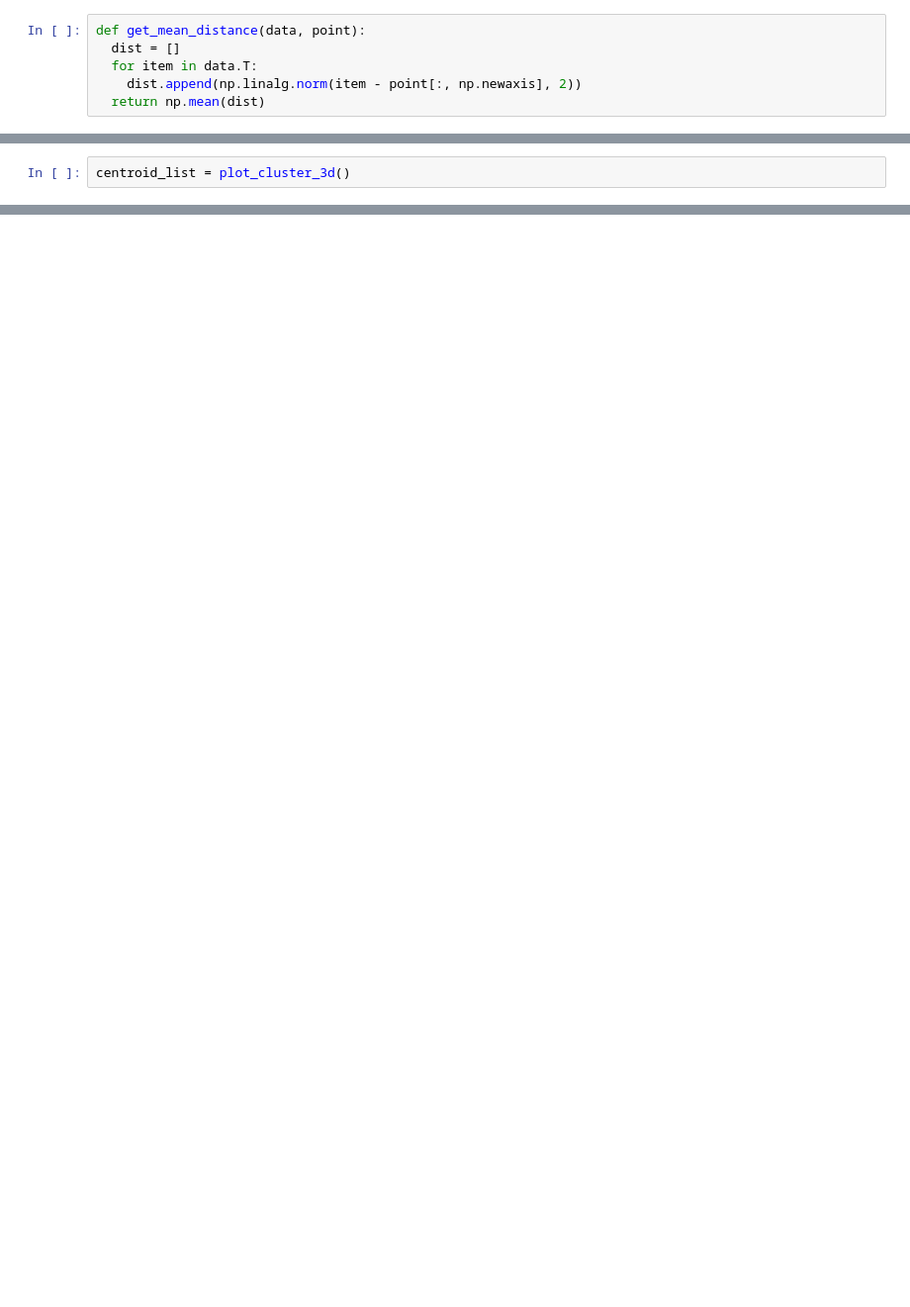
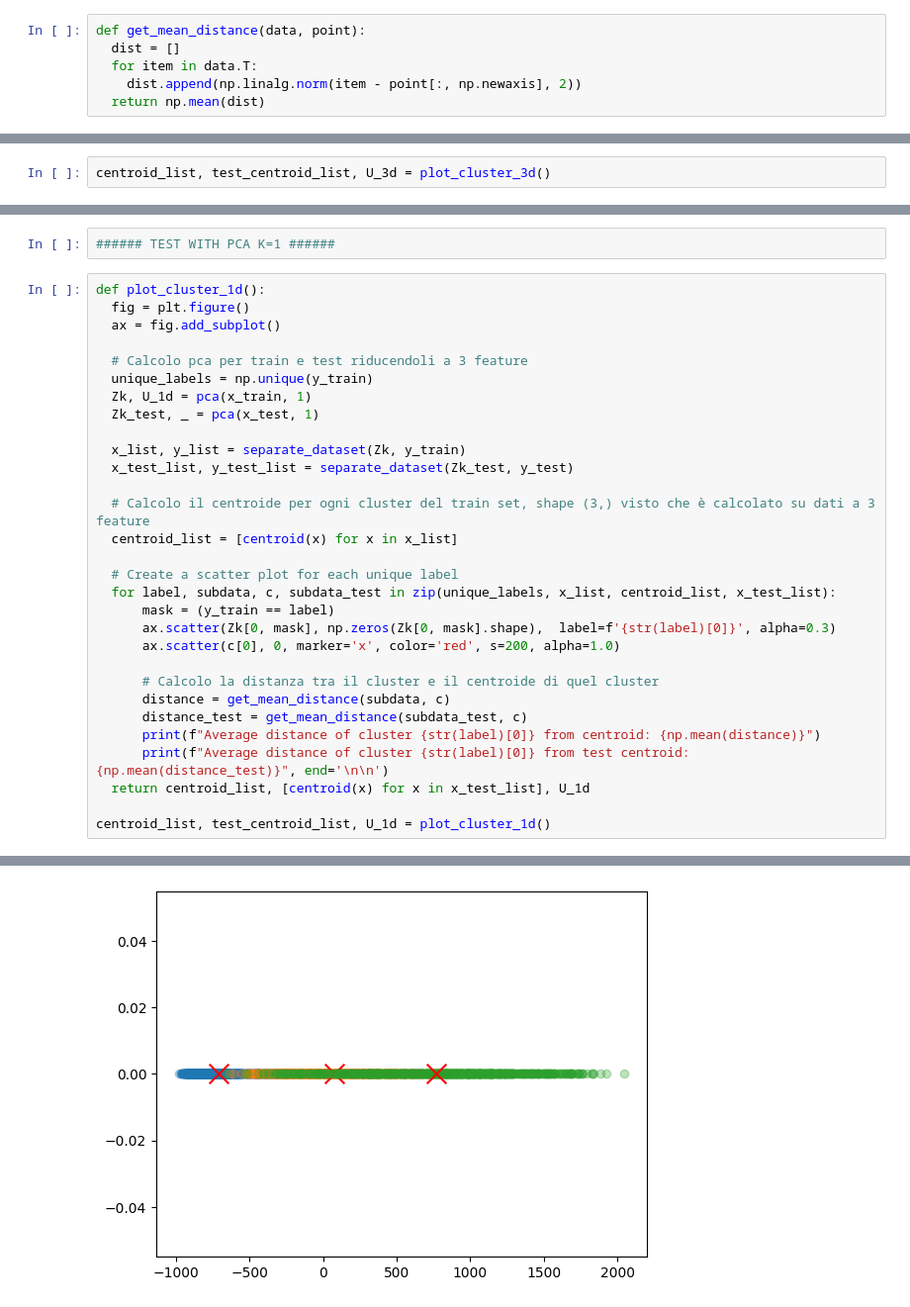
Before and after one commit to GiovanniGrotto/SSMLab, a Jupyter notebook: Homework2/Homework2.ipynb, the cells around one changed output, grey strips where cells are left out. Shown at 99% size. Saved outputs shown, nothing was run; the diff lists cells and outputs as text; blank space fills up the shorter version.

```diff
--- a/Homework2/Homework2.ipynb
+++ b/Homework2/Homework2.ipynb
@@ -418,3 +412,3 @@ Accuracy: 0.1287758346581876
 # %%
-centroid_list = plot_cluster_3d()
+centroid_list, test_centroid_list, U_3d = plot_cluster_3d()
 # %% [output]
@@ -440,0 +432,33 @@ Accuracy: 0.08585055643879173
+# %%
+###### TEST WITH PCA K=1 ######
+# %%
+def plot_cluster_1d():
+  fig = plt.figure()
+  ax = fig.add_subplot()
+
+  # Calcolo pca per train e test riducendoli a 3 feature
+  unique_labels = np.unique(y_train)
+  Zk, U_1d = pca(x_train, 1)
+  Zk_test, _ = pca(x_test, 1)
+
+  x_list, y_list = separate_dataset(Zk, y_train)
+  x_test_list, y_test_list = separate_dataset(Zk_test, y_test)
+
+  # Calcolo il centroide per ogni cluster del train set, shape (3,) visto che è calcolato su dati a 3 feature
+  centroid_list = [centroid(x) for x in x_list]
+
+  # Create a scatter plot for each unique label
+  for label, subdata, c, subdata_test in zip(unique_labels, x_list, centroid_list, x_test_list):
+      mask = (y_train == label)
+      ax.scatter(Zk[0, mask], np.zeros(Zk[0, mask].shape),  label=f'{str(label)[0]}', alpha=0.3)
+      ax.scatter(c[0], 0, marker='x', color='red', s=200, alpha=1.0)
+
+      # Calcolo la distanza tra il cluster e il centroide di quel cluster
+      distance = get_mean_distance(subdata, c)
+      distance_test = get_mean_distance(subdata_test, c)
+      print(f"Average distance of cluster {str(label)[0]} from centroid: {np.mean(distance)}")
+      print(f"Average distance of cluster {str(label)[0]} from test centroid: {np.mean(distance_test)}", end='\n\n')
+  return centroid_list, [centroid(x) for x in x_test_list], U_1d
+
+centroid_list, test_centroid_list, U_1d = plot_cluster_1d()
+# %% [output]
@@ -440,0 +477 @@ Accuracy: 0.08585055643879173
+[figure, added]
```
Also changed, not shown: parts of 21 cells of this notebook.
